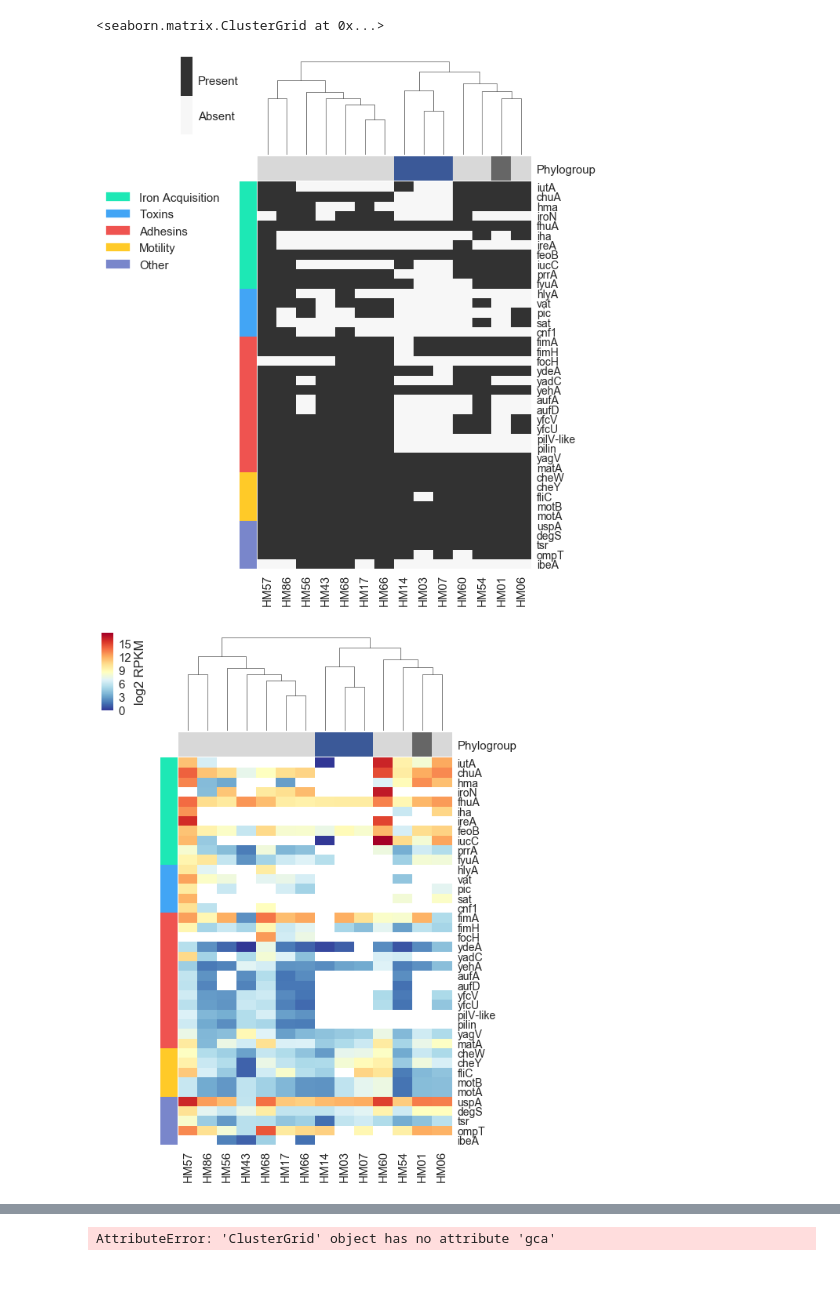
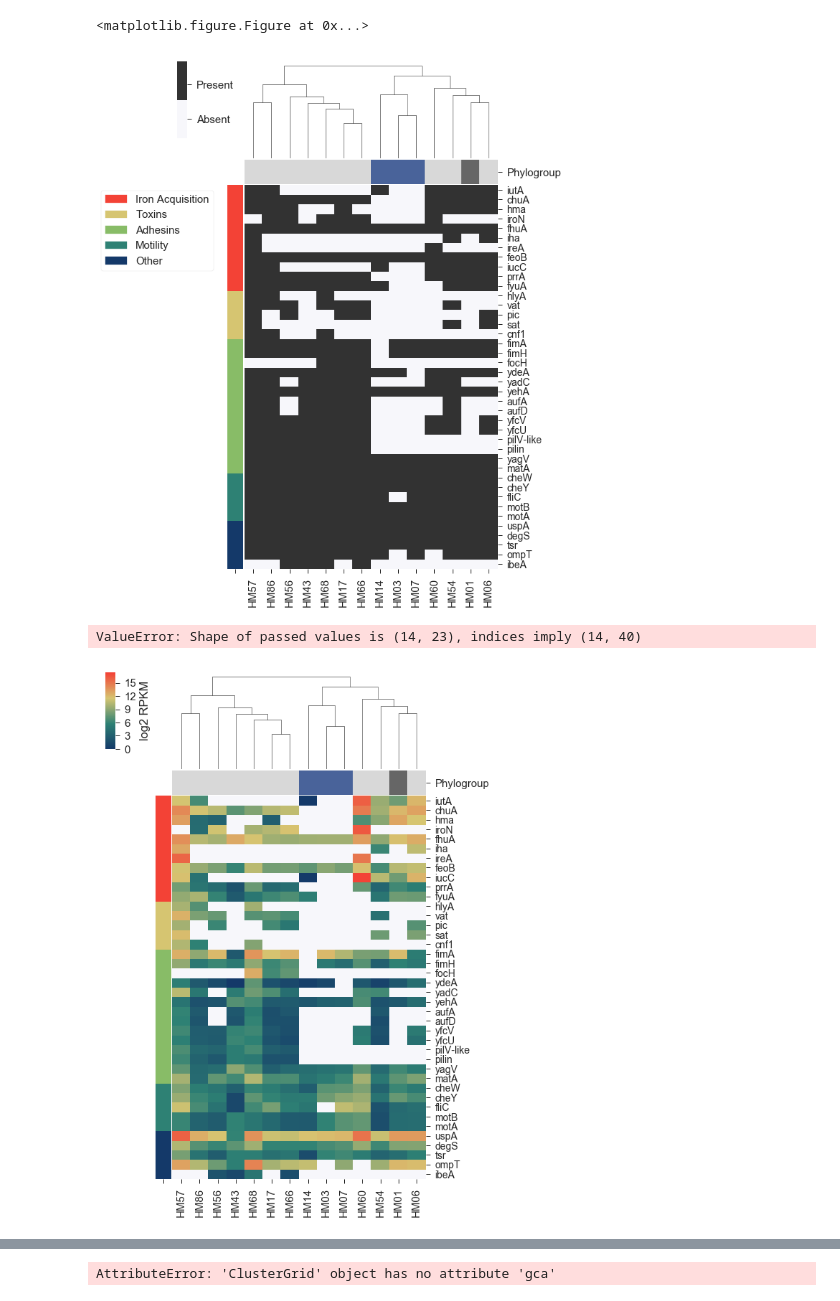
Before and after one commit to ASintsova/HUTI-RNAseq, a Jupyter notebook: code/virulence_factor_expression/virulence_factor_expression.ipynb, the cells around one changed output, grey strips where cells are left out. Cells and saved outputs as stored; diff of their text form; code cells hidden in the pictures.

```diff
--- a/code/virulence_factor_expression/virulence_factor_expression.ipynb
+++ b/code/virulence_factor_expression/virulence_factor_expression.ipynb
@@ -49,4 +103,4 @@ pa_mat = meta.merge(pa_matrix, left_index=True, right_index=True).set_index("gen
 pa_mat.index.name=""
 function = pa_mat.pop("function")
 strain_info = pd.read_csv(strain_info_file, index_col=0)
-strain_info["STRAIN"] = ["HM0" +s.split("HM")[1].strip("0") if int(s.split("HM")[1]) < 10 else s for s in strain_info.STRAIN ]
+strain_info.PRED_PHYLO
@@ -60,0 +125,4 @@ Index(['iutA', 'chuA', 'hma', 'iroN', 'fhuA', 'iha', 'ireA', 'feoB', 'iucC',
+# %%
+strain_pg = strain_info[["STRAIN", "PRED_PHYLO"]]
+strain_pg = strain_pg.drop_duplicates().set_index("STRAIN")
+strain_pg
@@ -61,62 +146,75 @@ Index(['iutA', 'chuA', 'hma', 'iroN', 'fhuA', 'iha', 'ireA', 'feoB', 'iucC',
 # %%
 # Clustering the strains
 
 strain_cluster = scipy.cluster.hierarchy.linkage(pa_mat.T, method="average")#distances between strains
-
+sns.set_context("notebook", font_scale=1.5)
 # Mapping colors
 num_colors = len(function.unique())# there's 5
 function_to_color = dict(zip(function.unique(), clrs))
-phylogroup_to_color = dict(zip(strain_info.PRED_PHYLO.unique(), ["#666666", col8, "#d8d8d8"]))
+phylogroup_to_color = dict(zip(strain_info.PRED_PHYLO.unique(), ["#666666", "#49639a", "#d8d8d8"]))
 row_colors = function.map(function_to_color)
 row_colors.name =""
 col_colors = strain_pg.PRED_PHYLO.map(phylogroup_to_color)
 col_colors.name="Phylogroup"
-cmap = ListedColormap([col6, "#323232"])
+cmap = ListedColormap(["#f7f7fb", "#323232"])
+fig = plt.figure()
+# #Drawind the heatmap
+g = sns.clustermap(pa_mat, row_cluster=False, col_linkage=strain_cluster,
+                    row_colors=row_colors, col_colors=col_colors, cmap=cmap,
+                    figsize=(8,13));
 
-#Drawind the heatmap
-g = sns.clustermap(pa_mat, row_cluster=False, col_linkage=strain_cluster,
-                   row_colors=row_colors, col_colors=col_colors, cmap=cmap,
-                  figsize = (8,12));
-
-# Adjusting the x and y labels
+# # Adjusting the x and y labels
 la = g.ax_heatmap.set_yticklabels(g.ax_heatmap.get_yticklabels(), rotation = 0, fontsize = 14);
 
-# Creating Legend
+# # Creating Legend
 function_legend = [mpl.patches.Patch(color=c, label=l) for l,c in function_to_color.items()]
 pg_legend = [mpl.patches.Patch(color=c, label=l) for l,c in phylogroup_to_color.items()]
-l2 = g.ax_heatmap.legend(handles=function_legend, bbox_to_anchor=(-0.1,1))
-# Make a categorical colorbar
+l2 = g.ax_heatmap.legend(handles=function_legend, bbox_to_anchor=(-0.1,1), frameon=True)
+# # Make a categorical colorbar
 
 colorbar = g.ax_heatmap.collections[0].colorbar
 colorbar.set_ticks([ 0.25, 0.7])
 colorbar.set_ticklabels([ 'Absent', 'Present'])
+colorbar.solids.set_edgecolor("face")
+fn = os.path.join(figures_folder, today+"_figure_1a.png")
 
-g
+
+g.savefig(fn, dpi=500, bbox_inches = "tight")
 # %% [output]
-<seaborn.matrix.ClusterGrid at 0x...>
+<matplotlib.figure.Figure at 0x...>
-[figure, old version]
+[figure, new version]
 # %%
-cft_rpkm = pd.read_csv(cft_rpkm_matrix_file, index_col =0)
-uti89_rpkm = pd.read_csv(uti89_rpkm_matrix_file, index_col=0)
+cft_rpkm = pd.read_csv(cft_rpkms_file, index_col =0)
+cft_rpkm
+uti89_rpkm = pd.read_csv(uti_rpkms_file, index_col=0)
 rpkm_matrix = pd.concat([cft_rpkm, uti89_rpkm])
 rpkm_matrix
+meta
 rpkms = meta.merge(rpkm_matrix, left_index=True, right_index=True).set_index("gene_name")
 rpkms_ur = rpkms[[c for c in rpkms.columns if "UR" in c ]]
 rpkms_ur.columns = [c.split("_")[0] for c in rpkms_ur.columns]
 rpkms_ur.index.name=""
+ur_norm = rpkms_ur.apply(invnorm)
 rpkms_uti = rpkms[ [c for c in rpkms.columns if "UTI" in c ]]
 rpkms_uti.columns = [c.split("_")[0] for c in rpkms_uti.columns]
 rpkms_uti.index.name=""
+#uti_norm = rpkms_ur.apply(invnorm)
+# %% [output]
+ValueError: Shape of passed values is (14, 23), indices imply (14, 40)
 # %%
 #URINE
-cmap = mpl.cm.RdYlBu_r
-cmap.set_bad(color='white')
+cmap = my_cmap
+cmap.set_bad(color='#f7f7fb')
 #Drawind the heatmap
 ur_h = sns.clustermap(np.log2(rpkms_ur+1), row_cluster=False, col_linkage=strain_cluster,
                    row_colors=row_colors, col_colors=col_colors,cmap = cmap,
-                  figsize = (8,12), cbar_kws={"label":"log2 RPKM"});
+                  figsize = (8,13), cbar_kws={"label":"log2 RPKM",
+                                             });
 # Adjusting the x and y labels
 la = ur_h.ax_heatmap.set_yticklabels(ur_h.ax_heatmap.get_yticklabels(), rotation = 0, fontsize = 14);
+
+fn = os.path.join(figures_folder, today+"_figure_1b.png")
+ur_h.savefig(fn, dpi=500, bbox_inches = "tight")
 # %% [output]
-[figure, old version]
+[figure, new version]
 # %%
```
Also changed, not shown: parts of 7 cells of this notebook, 9 other files.
